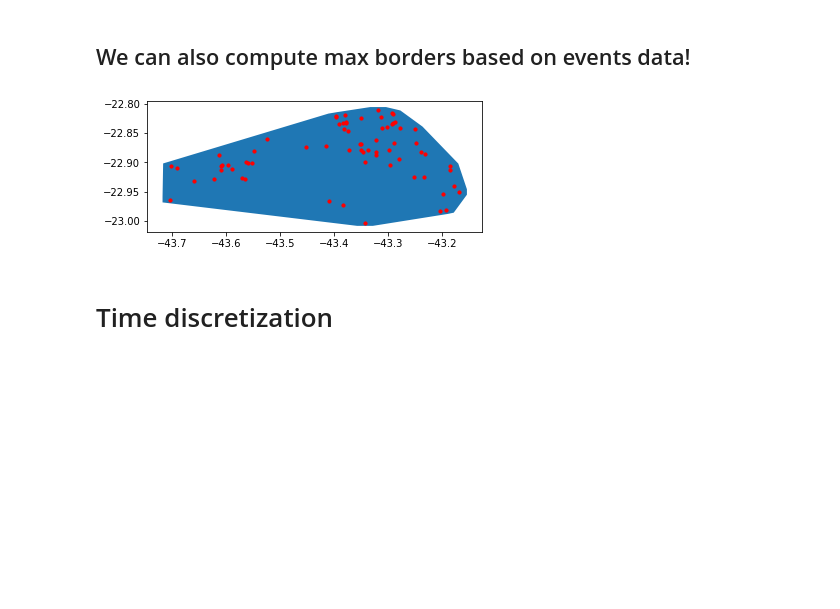
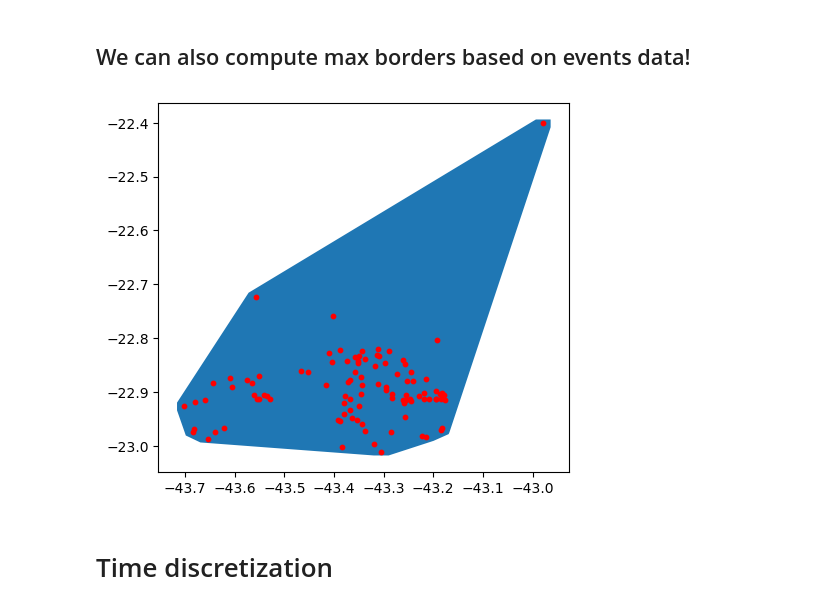
Before and after one commit to vguigues/LASPATED, a Jupyter notebook: Discretization/usage_example.ipynb, the cells around one changed output. Cells and saved outputs as stored; diff of their text form; code cells hidden in the pictures; blank space fills up the shorter version.

Commit message:
deprecation fixed, add more data, update example

```diff
--- a/Discretization/usage_example.ipynb
+++ b/Discretization/usage_example.ipynb
@@ -28,6 +28,6 @@ app.max_borders.plot()
 # Events data
 # %%
 # events data
-events = pd.read_csv(r'data/ambulance_calls.csv', index_col=0)
-events.head()
+events = pd.read_csv(r'../data/emergency_calls_rio_de_janeiro.csv')
+events.head(10)
 # %% [output]
@@ -51,16 +56,16 @@ plt.show()
 # %%
 app2 = spated.DataAggregator(crs='epsg:4326')
 # first, add events
-app2.add_events_data(events.sample(100), datetime_col='data_idx', lat_col='latitude', lon_col='longitude', feature_cols=['Prioridade'])
+app2.add_events_data(events.sample(100), datetime_col='date', lat_col='latitude', lon_col='longitude', feature_cols=['priority'])
 # then, compute borders with desired method
 app2.add_max_borders(method="convex")
 
 fig, ax = plt.subplots()
 app2.max_borders.plot(ax=ax)
 app2.events_data.plot(markersize=10, color='red', ax=ax)
 plt.show()
 # %% [output]
-[figure, old version]
+[figure, new version]
 # %% [markdown]
 # Time discretization
 # %% [markdown]
```
Also changed, not shown: parts of 29 cells of this notebook, 29 other files.
